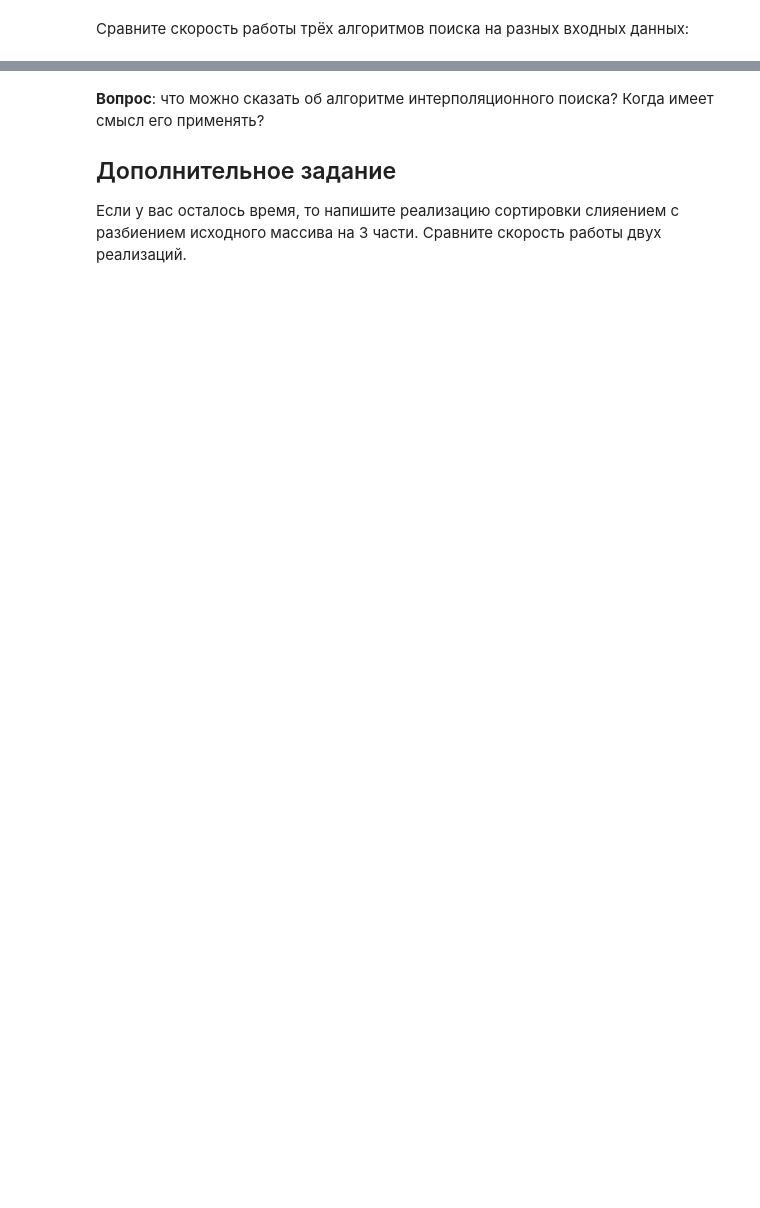
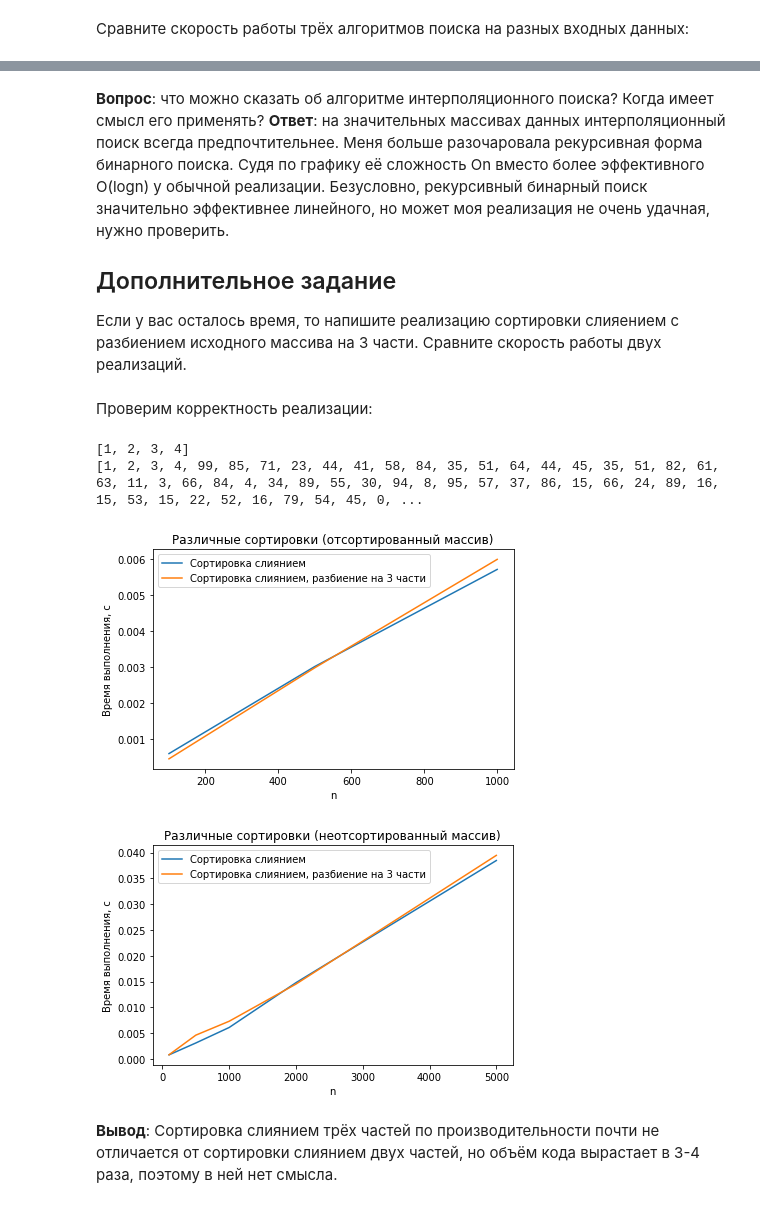
Before and after one commit to Heymdale/Python-practices, a Jupyter notebook: Practices.ipynb, the cells around one changed output, grey strips where cells are left out. Drawn from its saved outputs; the diff is of its cells as text; code cells hidden in the pictures; blank space fills up the shorter version.

```diff
--- a/Practices.ipynb
+++ b/Practices.ipynb
@@ -3768,5 +3846,7 @@ util.plot_search_results_huge(
 # %% [markdown]
 **Вопрос**: что можно сказать об алгоритме интерполяционного поиска? Когда имеет смысл его применять?
+**Ответ**: на значительных массивах данных интерполяционный поиск всегда предпочтительнее.
+Меня больше разочаровала рекурсивная форма бинарного поиска. Судя по графику её сложность On вместо более эффективного O(logn) у обычной реализации. Безусловно, рекурсивный бинарный поиск значительно эффективнее линейного, но может моя реализация не очень удачная, нужно проверить.
 
 ## Дополнительное задание
 
@@ -3773,0 +3909,25 @@ util.plot_search_results_huge(
+# %% [markdown]
+Проверим корректность реализации:
+# %%
+a = [4, 3, 2, 1]
+merge3_sort(a)
+print(a)
+assert util.is_sorted(a)
+for i in range(100, 5, -1):
+  a.append(random.randrange(100))
+print(a)
+merge3_sort(a)
+assert util.is_sorted(a)
+# %% [output]
+[1, 2, 3, 4]
+[1, 2, 3, 4, 99, 85, 71, 23, 44, 41, 58, 84, 35, 51, 64, 44, 45, 35, 51, 82, 61, 63, 11, 3, 66, 84, 4, 34, 89, 55, 30, 94, 8, 95, 57, 37, 86, 15, 66, 24, 89, 16, 15, 53, 15, 22, 52, 16, 79, 54, 45, 0, ...
+# %%
+util.plot_sort_results(
+    ('Сортировка слиянием', merge_sort),
+    ('Сортировка слиянием, разбиение на 3 части', merge3_sort),
+)
+# %% [output]
+[figure, added]
+[figure, added]
+# %% [markdown]
+**Вывод**: Сортировка слиянием трёх частей по производительности почти не отличается от сортировки слиянием двух частей, но объём кода вырастает в 3-4 раза, поэтому в ней нет смысла.
```
Also changed, not shown: parts of 15 cells of this notebook.
